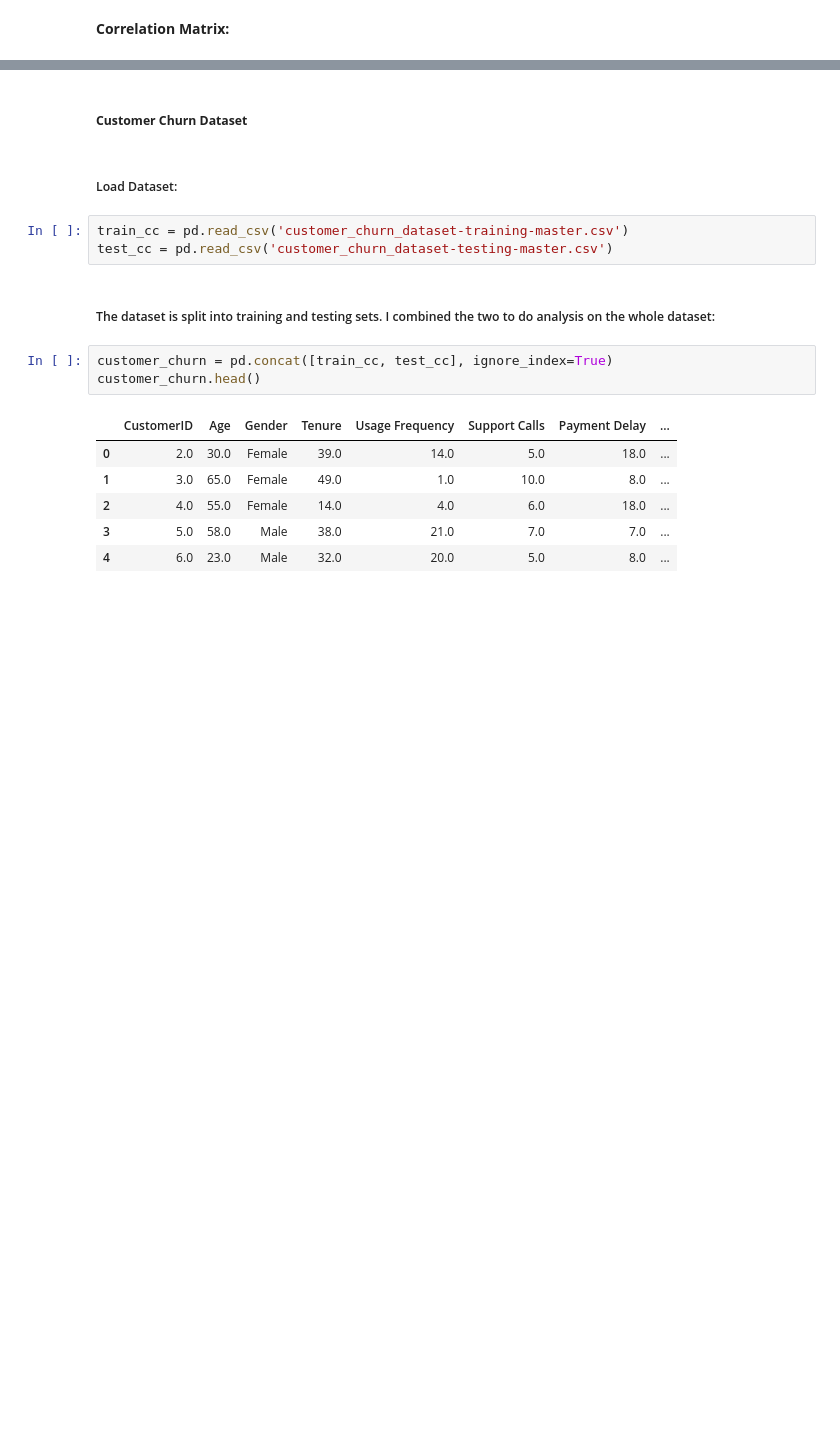
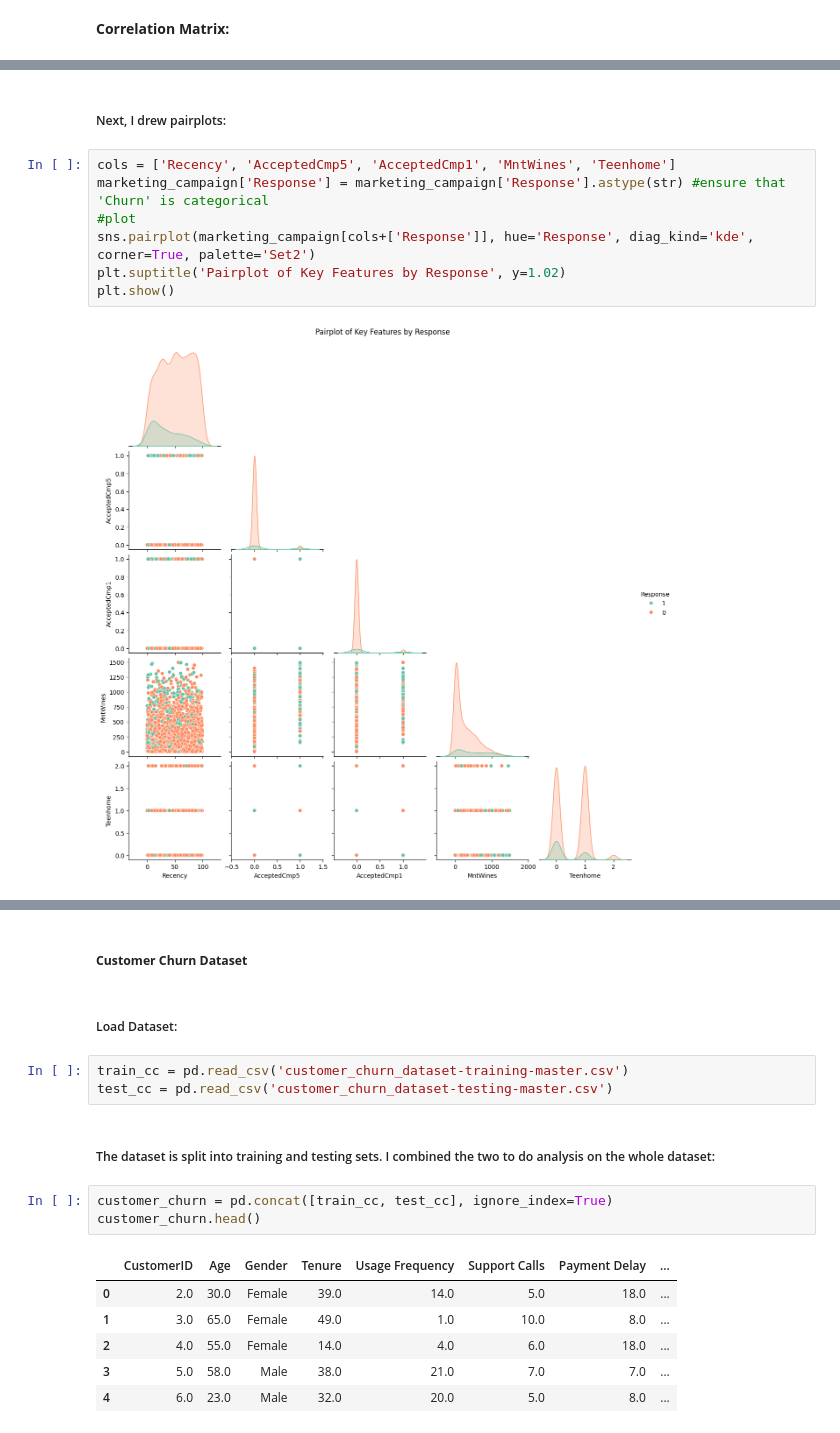
Before and after one commit to paumar2/DX699-MODB2, a Jupyter notebook: Week6.ipynb, the cells around one changed output, grey strips where cells are left out. Saved outputs shown, nothing was run; the diff lists cells and outputs as text; blank space fills up the shorter version.

```diff
--- a/Week6.ipynb
+++ b/Week6.ipynb
@@ -83,0 +128,11 @@ plt.show()
+# %% [markdown]
+##### Next, I drew pairplots:
+# %%
+cols = ['Recency', 'AcceptedCmp5', 'AcceptedCmp1', 'MntWines', 'Teenhome']
+marketing_campaign['Response'] = marketing_campaign['Response'].astype(str) #ensure that 'Churn' is categorical
+#plot
+sns.pairplot(marketing_campaign[cols+['Response']], hue='Response', diag_kind='kde', corner=True, palette='Set2')
+plt.suptitle('Pairplot of Key Features by Response', y=1.02)
+plt.show()
+# %% [output]
+[figure, added]
```
Also changed, not shown: parts of 29 cells of this notebook.
